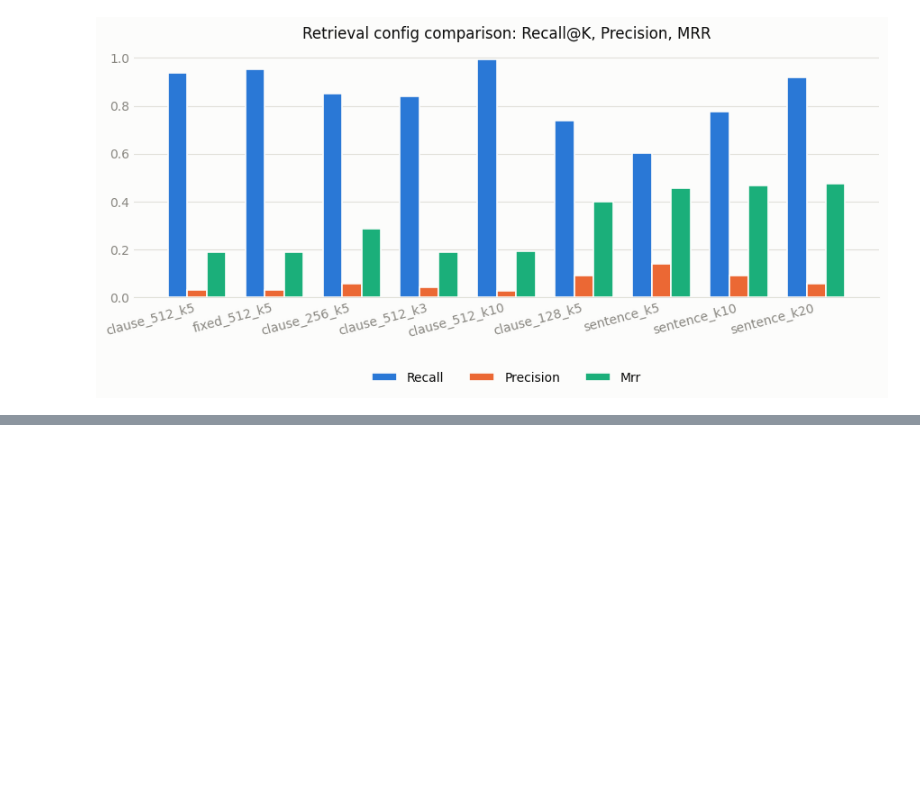
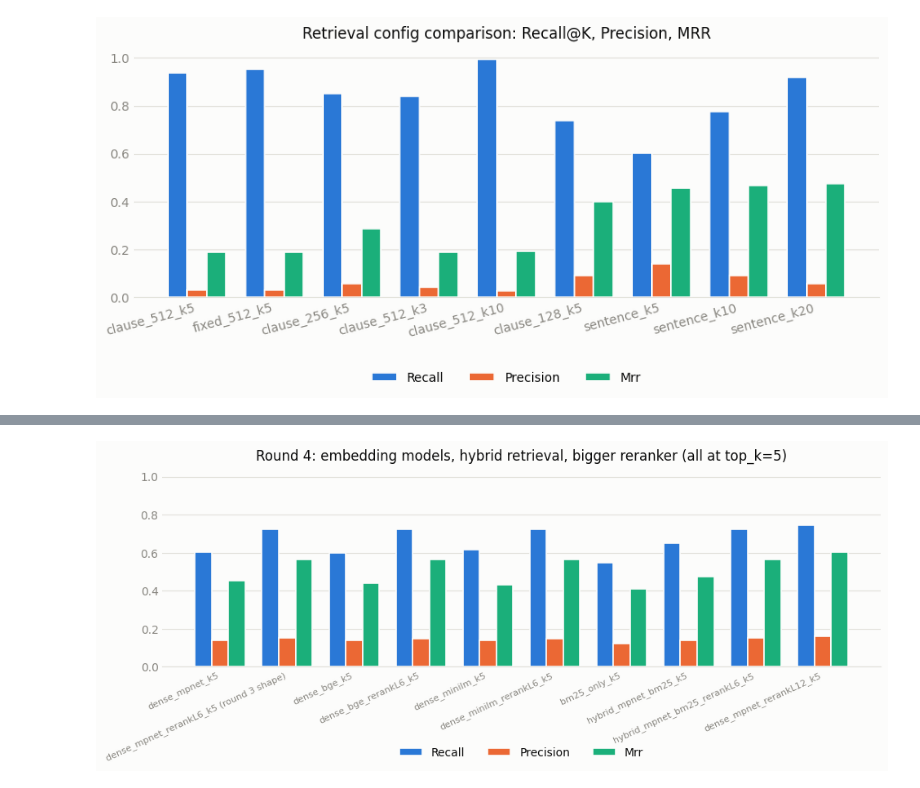
Before and after one commit to AsmithaUbaid/ndatrace, a Jupyter notebook: notebooks/04_retrieval_experiments.ipynb, the cells around one changed output, grey strips where cells are left out. Saved outputs shown, nothing was run; the diff lists cells and outputs as text; code cells hidden in the pictures; blank space fills up the shorter version.

```diff
--- a/notebooks/04_retrieval_experiments.ipynb
+++ b/notebooks/04_retrieval_experiments.ipynb
@@ -94,0 +97,4 @@ Reranking improved **all three metrics simultaneously** - no trade-off this time
+# %%
+round4 = json.loads(Path("data/full_retrieval_comparison.json").read_text())
+df4 = pd.DataFrame(round4).set_index("label")
+df4
@@ -94,0 +114,21 @@ Reranking improved **all three metrics simultaneously** - no trade-off this time
+# %%
+labels4 = df4.index.tolist()
+x4 = range(len(labels4))
+
+fig, ax = plt.subplots(figsize=(10, 4.5))
+for i, metric in enumerate(metrics):
+    values = df4[metric].tolist()
+    ax.bar([xi + i * width for xi in x4], values, width,
+           label=metric.capitalize(), color=metric_colors[metric], edgecolor="#fcfcfb", linewidth=1.2, zorder=3)
+
+ax.set_xticks([xi + width for xi in x4])
+ax.set_xticklabels(labels4, rotation=25, ha="right", fontsize=8)
+ax.set_ylim(0, 1.05)
+ax.set_title("Round 4: embedding models, hybrid retrieval, bigger reranker (all at top_k=5)")
+style_axes(ax)
+ax.legend(loc="upper center", bbox_to_anchor=(0.5, -0.35), ncol=3, frameon=False)
+plt.tight_layout()
+plt.savefig("results/comparisons/retrieval_round4_comparison.png", **savefig_kwargs())
+plt.show()
+# %% [output]
+[figure, added]
```
Also changed, not shown: parts of 6 cells of this notebook, 8 other files.
